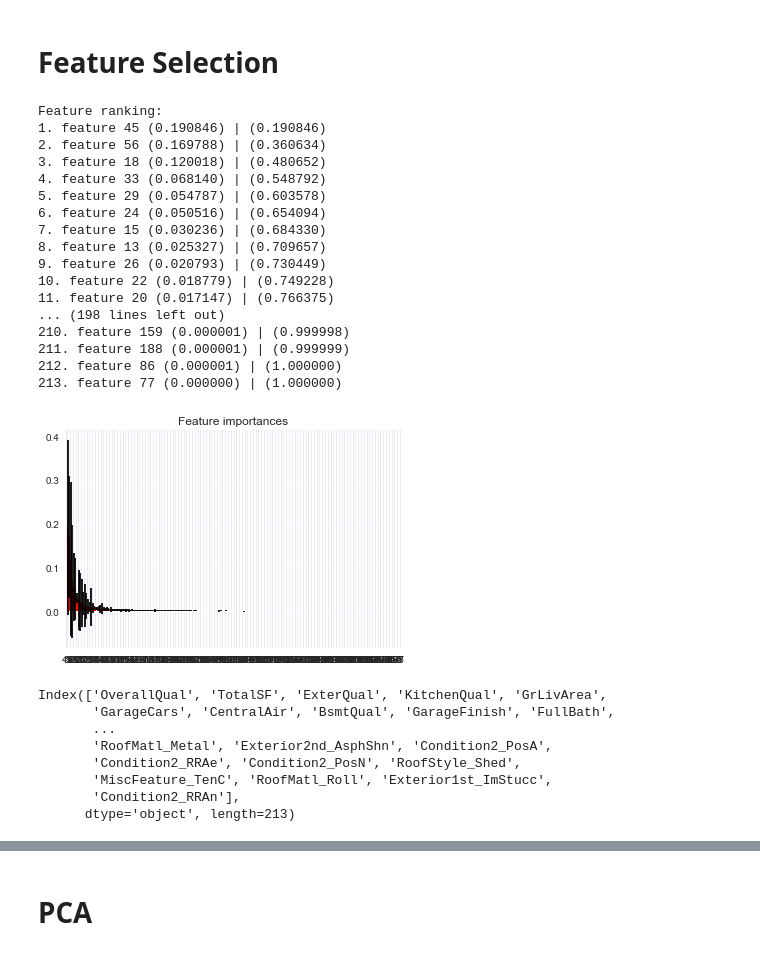
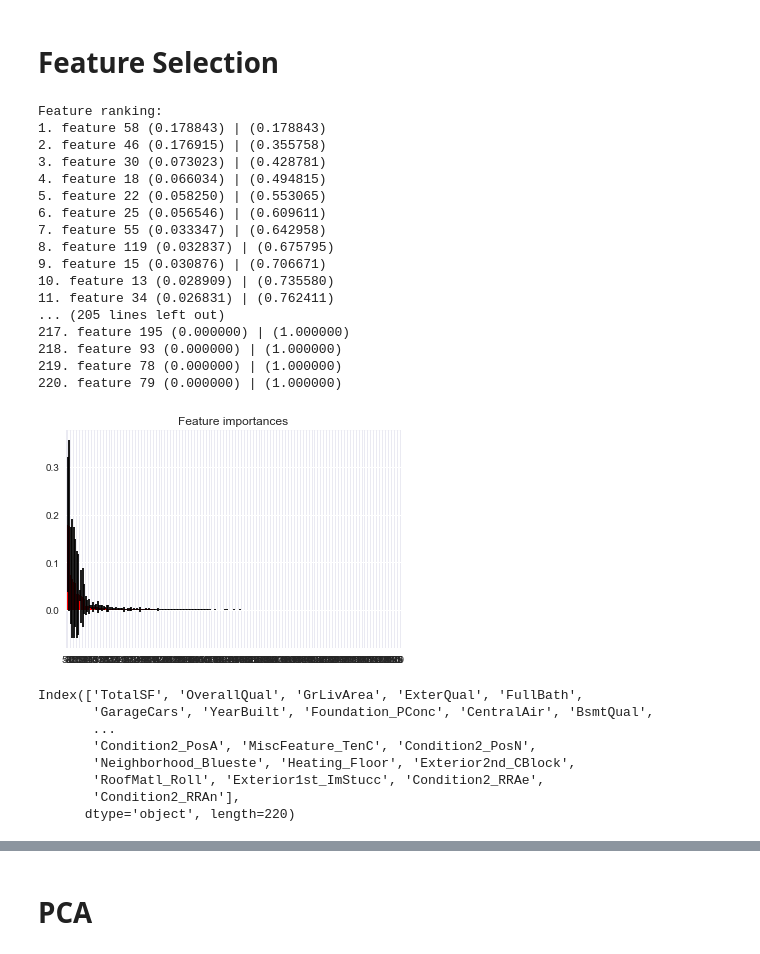
Before and after one commit to Ablomis/Kaggle, a Jupyter notebook: House Prices/HousePricesRedux.ipynb, the cells around one changed output, grey strips where cells are left out. Cells and saved outputs as stored; diff of their text form; code cells hidden in the pictures.

```diff
--- a/House Prices/HousePricesRedux.ipynb
+++ b/House Prices/HousePricesRedux.ipynb
@@ -321,9 +310,5 @@ all_data['TotalSF'] = all_data['TotalBsmtSF'] + all_data['GrLivArea']
-# %%
-#We use the numpy fuction log1p which  applies log(1+x) to all elements of the column
-y_train = train.SalePrice.values
-y_train = np.log1p(y_train)
 # %%
-numeric_feats = all_data.dtypes[(all_data.dtypes != "object")].index
+numeric_feats = all_data.dtypes[all_data.dtypes != "object"].index
 
 # Check the skew of all numerical features
 skewed_feats = all_data[numeric_feats].apply(lambda x: skew(x.dropna())).sort_values(ascending=False)
@@ -346,5 +331,5 @@ Skew in numerical features:
 # %%
-skewness = skewness[abs(skewness.Skew) > 0.75]
+skewness = skewness[abs(skewness) > 0.75]
 print("There are {} skewed numerical features to Box Cox transform".format(skewness.shape[0]))
 
 from scipy.special import boxcox1p
@@ -363,2 +348,5 @@ print(all_data.shape)
+# %%
+train = all_data[:ntrain]
+test = all_data[ntrain:]
 # %% [markdown]
 # Feature Selection
@@ -371,55 +353,56 @@ test_df = all_data[ntrain:]
 # %%
+from sklearn.ensemble import ExtraTreesClassifier, ExtraTreesRegressor
 # Build a forest and compute the feature importances
 forest = ExtraTreesRegressor(n_estimators=250,
                               random_state=0)
 
-forest.fit(train_df, y_train)
+forest.fit(train, y_train)
 importances = forest.feature_importances_
 std = np.std([tree.feature_importances_ for tree in forest.estimators_],
              axis=0)
 indices = np.argsort(importances)[::-1]
 
 # Print the feature ranking
 print("Feature ranking:")
 
-for f in range(train_df.shape[1]):
+for f in range(train.shape[1]):
     print("%d. feature %d (%f) | (%f)" % (f + 1, indices[f], importances[indices[f]],np.cumsum(importances[indices])[f]))
 
 # Plot the feature importances of the forest
 plt.figure()
 plt.title("Feature importances")
-plt.bar(range(train_df.shape[1]), importances[indices],
+plt.bar(range(train.shape[1]), importances[indices],
        color="r", yerr=std[indices], align="center")
-plt.xticks(range(train_df.shape[1]), indices)
-plt.xlim([-1, train_df.shape[1]])
+plt.xticks(range(train.shape[1]), indices)
+plt.xlim([-1, train.shape[1]])
 plt.show()
 # %% [output]
 Feature ranking:
-1. feature 45 (0.190846) | (0.190846)
-2. feature 56 (0.169788) | (0.360634)
-3. feature 18 (0.120018) | (0.480652)
-4. feature 33 (0.068140) | (0.548792)
-5. feature 29 (0.054787) | (0.603578)
-6. feature 24 (0.050516) | (0.654094)
-7. feature 15 (0.030236) | (0.684330)
-8. feature 13 (0.025327) | (0.709657)
-9. feature 26 (0.020793) | (0.730449)
-10. feature 22 (0.018779) | (0.749228)
-11. feature 20 (0.017147) | (0.766375)
-... (198 lines left out)
-210. feature 159 (0.000001) | (0.999998)
-211. feature 188 (0.000001) | (0.999999)
-212. feature 86 (0.000001) | (1.000000)
-213. feature 77 (0.000000) | (1.000000)
+1. feature 58 (0.178843) | (0.178843)
+2. feature 46 (0.176915) | (0.355758)
+3. feature 30 (0.073023) | (0.428781)
+4. feature 18 (0.066034) | (0.494815)
+5. feature 22 (0.058250) | (0.553065)
+6. feature 25 (0.056546) | (0.609611)
+7. feature 55 (0.033347) | (0.642958)
+8. feature 119 (0.032837) | (0.675795)
+9. feature 15 (0.030876) | (0.706671)
+10. feature 13 (0.028909) | (0.735580)
+11. feature 34 (0.026831) | (0.762411)
+... (205 lines left out)
+217. feature 195 (0.000000) | (1.000000)
+218. feature 93 (0.000000) | (1.000000)
+219. feature 78 (0.000000) | (1.000000)
+220. feature 79 (0.000000) | (1.000000)
-[figure, old version]
+[figure, new version]
 # %%
-train_df.columns[indices]
+train.columns[indices]
 # %% [output]
-Index(['OverallQual', 'TotalSF', 'ExterQual', 'KitchenQual', 'GrLivArea',
-       'GarageCars', 'CentralAir', 'BsmtQual', 'GarageFinish', 'FullBath',
+Index(['TotalSF', 'OverallQual', 'GrLivArea', 'ExterQual', 'FullBath',
+       'GarageCars', 'YearBuilt', 'Foundation_PConc', 'CentralAir', 'BsmtQual',
        ...
-       'RoofMatl_Metal', 'Exterior2nd_AsphShn', 'Condition2_PosA',
-       'Condition2_RRAe', 'Condition2_PosN', 'RoofStyle_Shed',
-       'MiscFeature_TenC', 'RoofMatl_Roll', 'Exterior1st_ImStucc',
+       'Condition2_PosA', 'MiscFeature_TenC', 'Condition2_PosN',
+       'Neighborhood_Blueste', 'Heating_Floor', 'Exterior2nd_CBlock',
+       'RoofMatl_Roll', 'Exterior1st_ImStucc', 'Condition2_RRAe',
        'Condition2_RRAn'],
-      dtype='object', length=213)
+      dtype='object', length=220)
```
Also changed, not shown: parts of 76 cells of this notebook.
